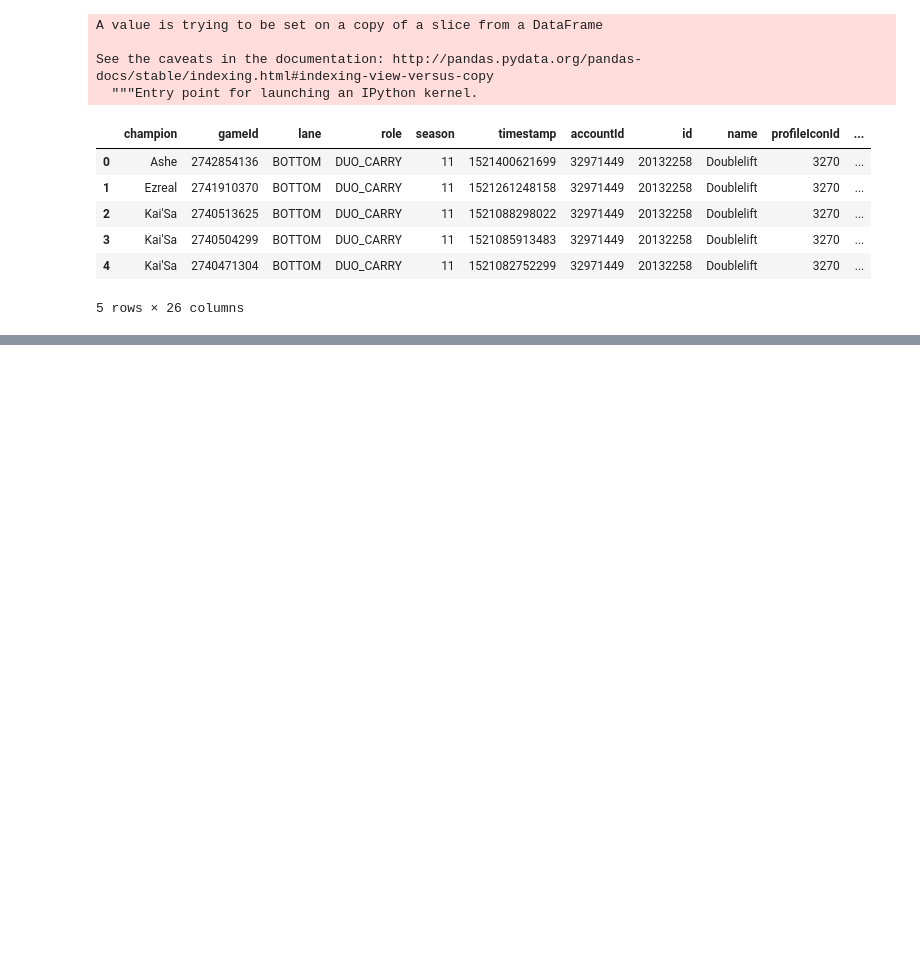
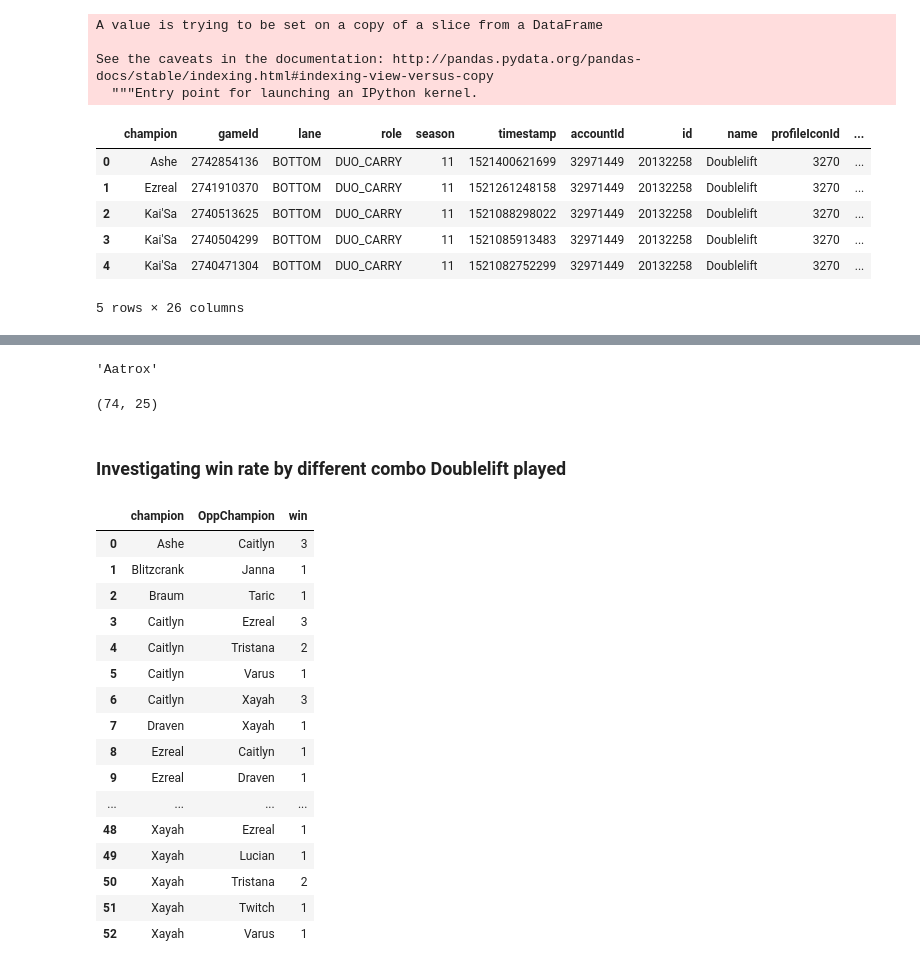
Before and after one commit to taeng999/lcs_stats, a Jupyter notebook: Riot API Calling.ipynb, the cells around one changed output, grey strips where cells are left out. Cells and saved outputs as stored; diff of their text form; code cells hidden in the pictures; blank space fills up the shorter version.

```diff
--- a/Riot API Calling.ipynb
+++ b/Riot API Calling.ipynb
@@ -728,0 +903,38 @@ DL_matches[0]['participants']
+# %%
+champion_df.loc[champion_df['id']==266].values[0][2]
+# %% [output]
+'Aatrox'
+# %%
+doubleLift.dropna(inplace=True)
+# %%
+doubleLift['OppChampion'] = doubleLift['OppChampion'].transform(lambda x: champion_df.loc[champion_df['id']==int(x)].values[0][2])
+# %%
+doubleLift.drop(['OppLane', 'OppRole'], axis=1, inplace=True)
+# %%
+doubleLift.shape
+# %% [output]
+(74, 25)
+# %% [markdown]
+### Investigating win rate by different combo Doublelift played
+# %%
+g1 = doubleLift.groupby( [ "champion", "OppChampion"] )['win'].count()
+# %%
+g1.add_suffix('').reset_index()
+# %% [output]
+|  | champion | OppChampion | win |
+| 0 | Ashe | Caitlyn | 3 |
+| 1 | Blitzcrank | Janna | 1 |
+| 2 | Braum | Taric | 1 |
+| 3 | Caitlyn | Ezreal | 3 |
+| 4 | Caitlyn | Tristana | 2 |
+| 5 | Caitlyn | Varus | 1 |
+| 6 | Caitlyn | Xayah | 3 |
+| 7 | Draven | Xayah | 1 |
+| 8 | Ezreal | Caitlyn | 1 |
+| 9 | Ezreal | Draven | 1 |
+| ... | ... | ... | ... |
+| 48 | Xayah | Ezreal | 1 |
+| 49 | Xayah | Lucian | 1 |
+| 50 | Xayah | Tristana | 2 |
+| 51 | Xayah | Twitch | 1 |
+| 52 | Xayah | Varus | 1 |
```
Also changed, not shown: parts of 24 cells of this notebook, 2 other files.
